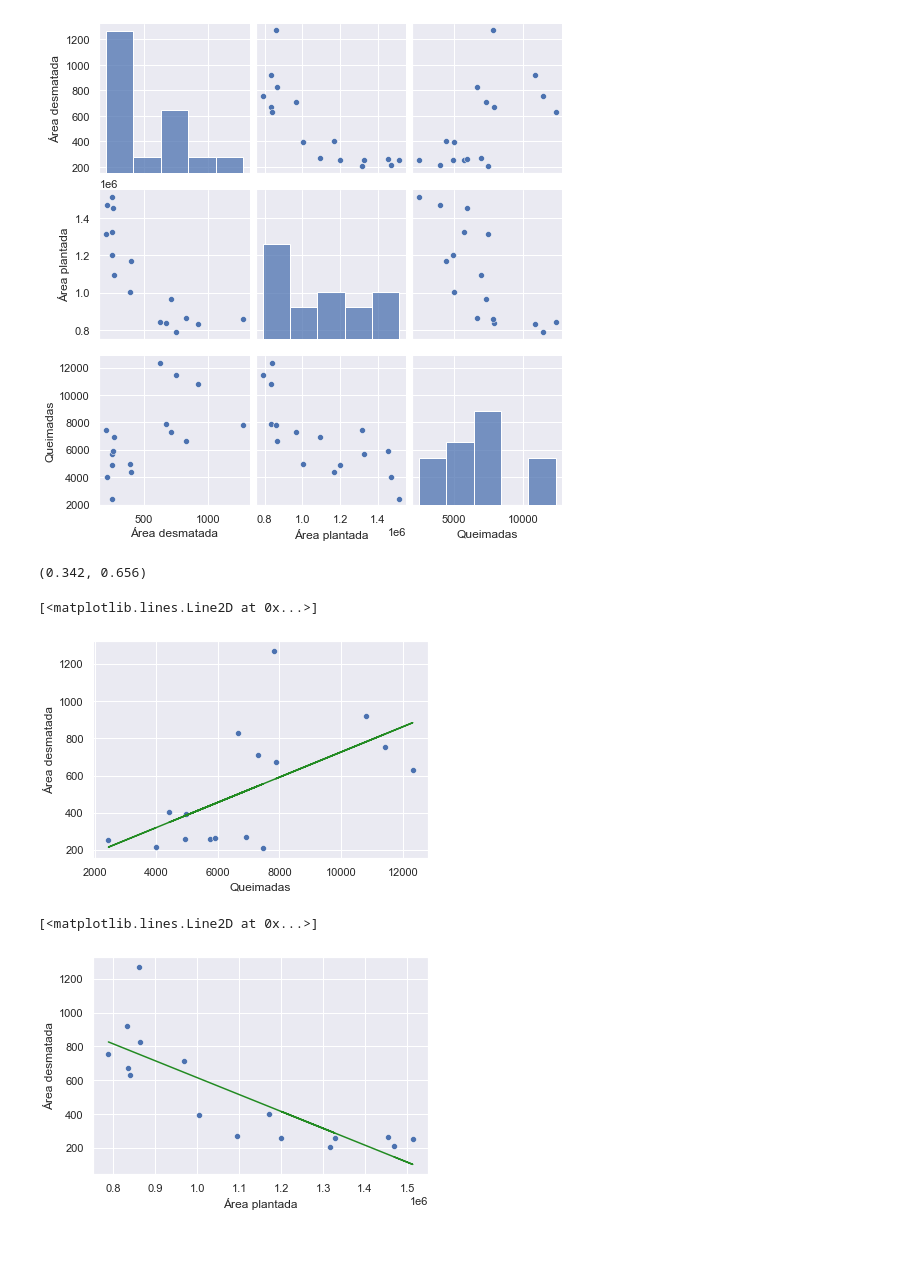
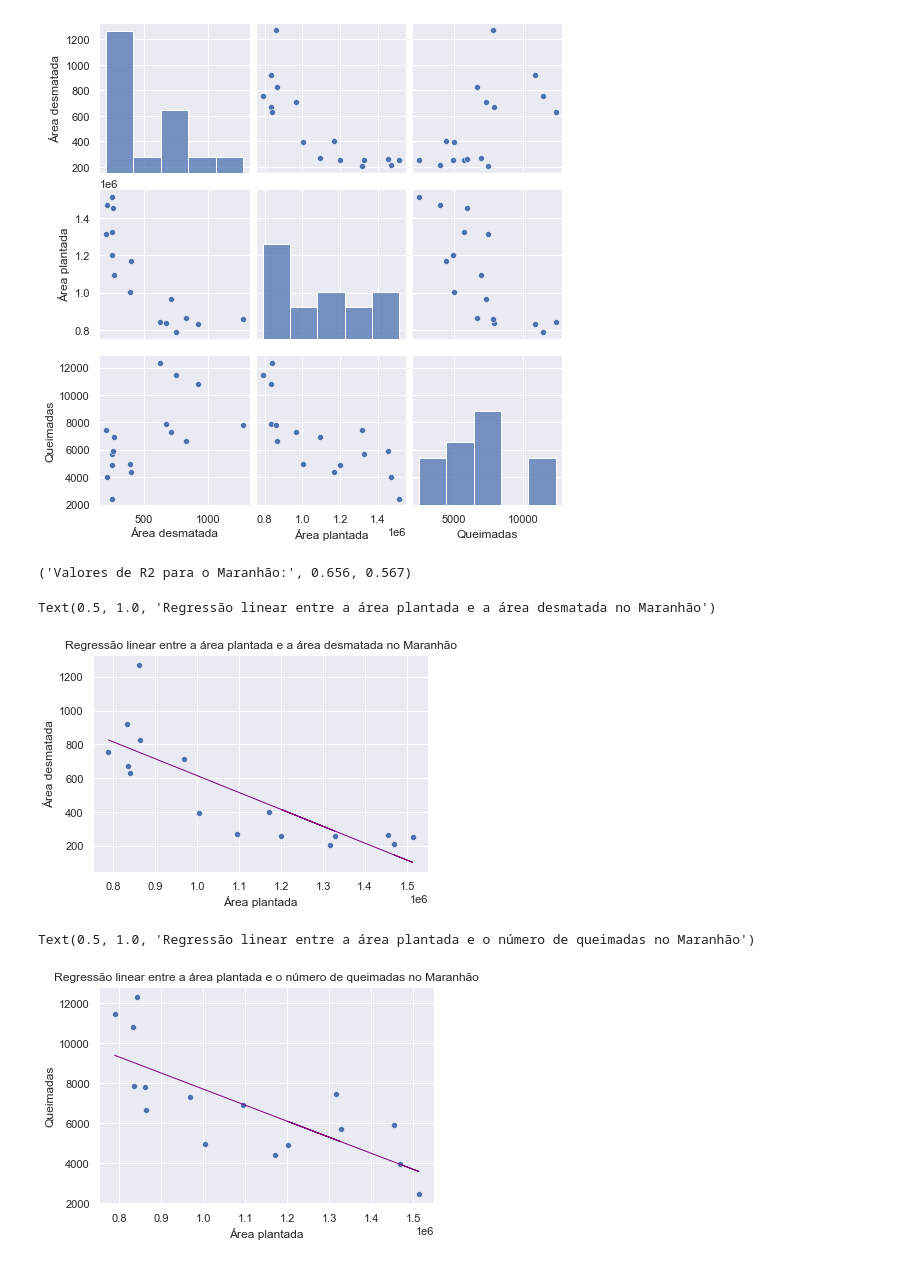
Before and after one commit to thiagomrs/icd2021projetoFinal, a Jupyter notebook: correlação.ipynb, the cells around one changed output. Drawn from its saved outputs; the diff is of its cells as text; code cells hidden in the pictures.

```diff
--- a/correlação.ipynb
+++ b/correlação.ipynb
@@ -212,25 +207,26 @@ sns.pairplot(df_MA)
 queimadas_MA = df_MA['Queimadas']
 desmatada_MA = df_MA['Área desmatada']
 plantada_MA = df_MA['Área plantada']
-lr1_MA = ss.linregress(queimadas_MA, desmatada_MA)
-lr2_MA = ss.linregress(plantada_MA, desmatada_MA)
+lr1_MA = ss.linregress(plantada_MA, desmatada_MA)
+lr2_MA = ss.linregress(plantada_MA, queimadas_MA)
+r2_MA_desmatada = round(lr1_MA.rvalue**2, 3)
+r2_MA_queimadas = round(lr2_MA.rvalue**2, 3)
+'Valores de R2 para o Maranhão:', r2_MA_desmatada, r2_MA_queimadas
+# %% [output]
+('Valores de R2 para o Maranhão:', 0.656, 0.567)
-# %%
-r2_MA_queimadas = round(lr1_MA.rvalue**2, 3)
-r2_MA_plantada = round(lr2_MA.rvalue**2, 3)
-r2_MA_queimadas, r2_MA_plantada
-# %% [output]
-(0.342, 0.656)
 # %%
-sns.scatterplot(x=queimadas_MA, y=desmatada_MA)
-y_prod_MA = lr1_MA.slope * queimadas_MA + lr1_MA.intercept
-plt.plot(queimadas_MA, y_prod_MA, color="forestgreen")
+sns.scatterplot(x=plantada_MA, y=desmatada_MA)
+y_hat_desmatada_MA = lr1_MA.slope * plantada_MA + lr1_MA.intercept
+plt.plot(plantada_MA, y_hat_desmatada_MA, color="purple")
+plt.title('Regressão linear entre a área plantada e a área desmatada no Maranhão')
 # %% [output]
-[<matplotlib.lines.Line2D at 0x...>]
+Text(0.5, 1.0, 'Regressão linear entre a área plantada e a área desmatada no Maranhão')
-[figure, old version]
+[figure, new version]
 # %%
-sns.scatterplot(x=plantada_MA, y=desmatada_MA)
-y_area_MA = lr2_MA.slope * plantada_MA + lr2_MA.intercept
-plt.plot(plantada_MA, y_area_MA, color="forestgreen")
+sns.scatterplot(x=plantada_MA, y=queimadas_MA)
+y_hat_queimadas_MA = lr2_MA.slope * plantada_MA + lr2_MA.intercept
+plt.plot(plantada_MA, y_hat_queimadas_MA, color="purple")
+plt.title('Regressão linear entre a área plantada e o número de queimadas no Maranhão')
 # %% [output]
-[<matplotlib.lines.Line2D at 0x...>]
+Text(0.5, 1.0, 'Regressão linear entre a área plantada e o número de queimadas no Maranhão')
-[figure, old version]
+[figure, new version]
```
Also changed, not shown: parts of 42 cells of this notebook.
